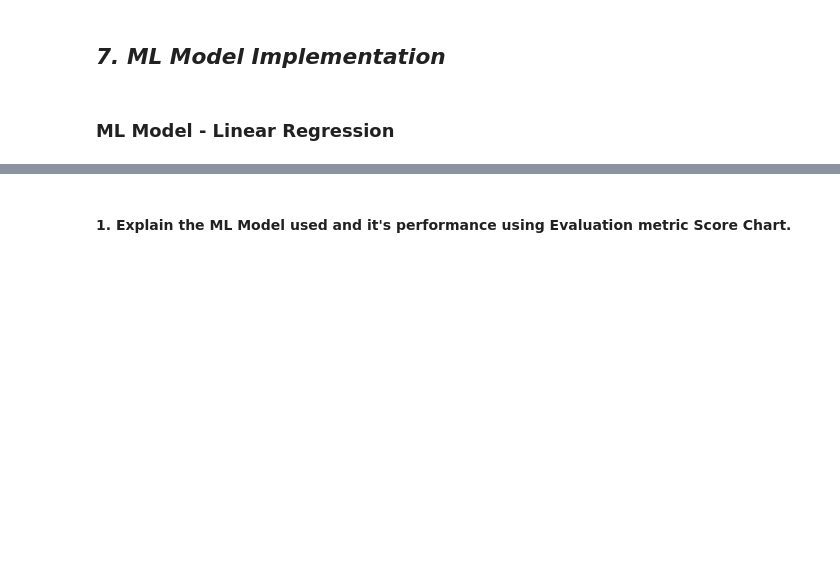
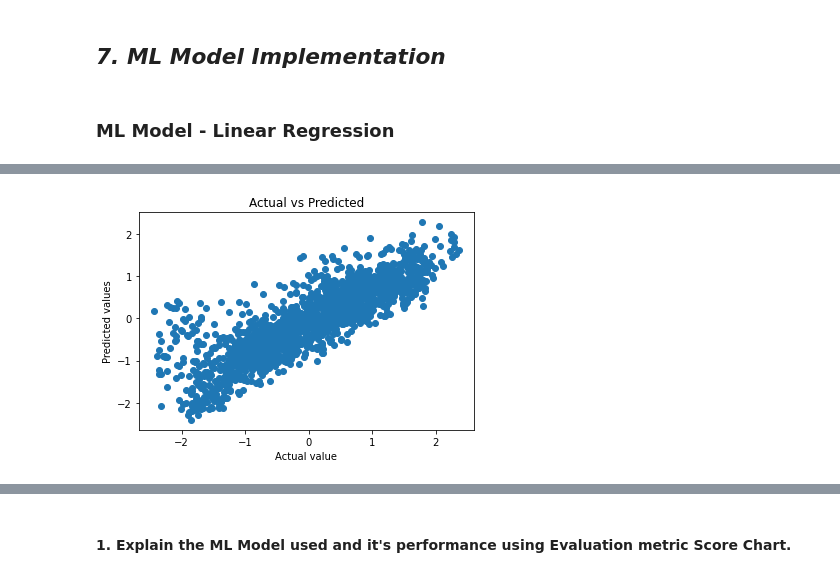
Before and after one commit to Jeevan-NM/Bike-Sharing-Demand-Prediction, a Jupyter notebook: BikeSharingDemandPrediction.ipynb, the cells around one changed output, grey strips where cells are left out. Cells and saved outputs as stored; diff of their text form; code cells hidden in the pictures; blank space fills up the shorter version.

```diff
--- a/BikeSharingDemandPrediction.ipynb
+++ b/BikeSharingDemandPrediction.ipynb
@@ -1126,0 +1061,9 @@ Text(0, 0.5, 'Predicted selling price')
+# %%
+#plotting predicted vs actual value
+plt.scatter((y_test), (y_pred))
+plt.xlabel('Actual value')
+plt.ylabel('Predicted values')
+plt.title('Actual vs Predicted')
+plt.ioff()
+# %% [output]
+[figure, added]
```
Also changed, not shown: parts of 88 cells of this notebook.
